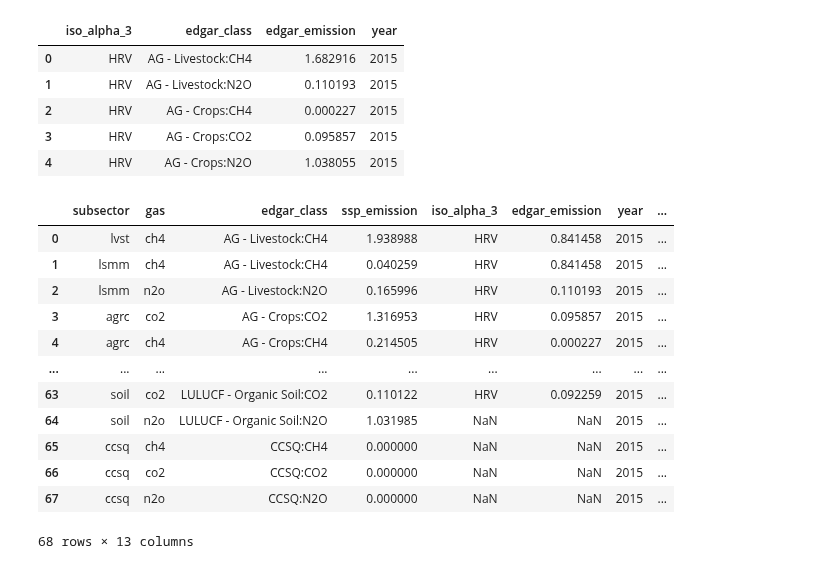
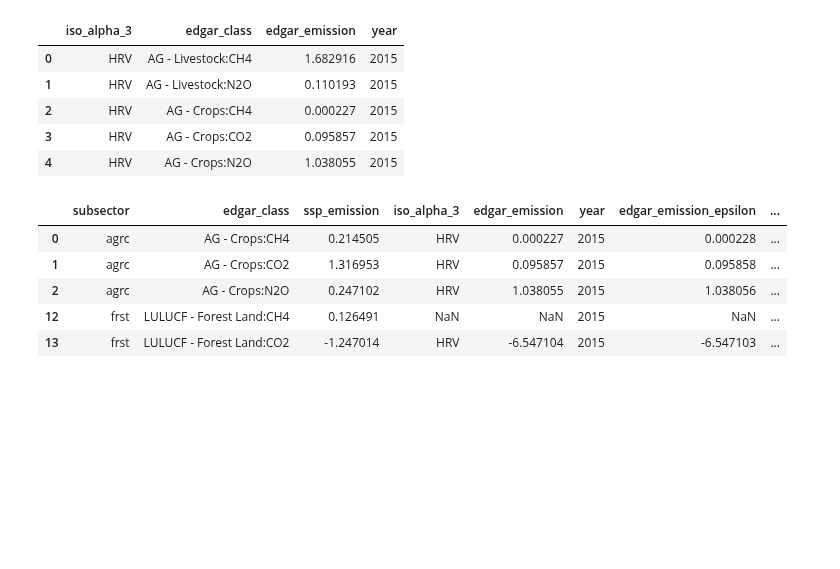
Before and after one commit to sisepuede-framework/ssp_data_calibration, a Jupyter notebook: src/opt_evaluation.ipynb, the cells around one changed output. Drawn from its saved outputs; the diff is of its cells as text; code cells hidden in the pictures; blank space fills up the shorter version.

```diff
--- a/src/opt_evaluation.ipynb
+++ b/src/opt_evaluation.ipynb
@@ -14 +24,6 @@ helper_functions = HelperFunctions()
+# %%
+# Define parameters
+iso_alpha_3 = 'HRV'
+energy_model_flag = False
+run_id = '20250224162526'
 # %%
@@ -107,0 +55,9 @@ dru = DiffReportUtils('HRV', 'misc/sectoral_report_mapping/edgar_ssp_cw.csv', 'm
+# %%
+# Load the output dataset
+if energy_model_flag:
+    output_df_path = os.path.join(DUMMY_DIR_PATH, 'ssp_output_w_energy_dummy.csv')
+else:
+    output_df_path = os.path.join(DUMMY_DIR_PATH, 'ssp_output_no_energy_dummy.csv')
+
+output_df = pd.read_csv(output_df_path)
+output_df.head()
@@ -108,5 +72,10 @@ dru = DiffReportUtils('HRV', 'misc/sectoral_report_mapping/edgar_ssp_cw.csv', 'm
+# %%
+edgar_ssp_cw_path = os.path.join(SECTORAL_REPORT_MAPPING_DIR_PATH, 'edgar_ssp_cw.csv')
+
+dru = DiffReportUtils(iso_alpha_3, edgar_ssp_cw_path, SECTORAL_REPORTS_DIR_PATH, energy_model_flag)
 # %%
-edgar_emission_df = dru.edgar_emission_db_etl('misc/sectoral_report_mapping/CSC-GHG_emissions-April2024_to_calibrate.csv')
+edgar_emission_db_path = os.path.join(SECTORAL_REPORT_MAPPING_DIR_PATH, 'CSC-GHG_emissions-April2024_to_calibrate.csv')
+edgar_emission_df = dru.edgar_emission_db_etl(edgar_emission_db_path)
 edgar_emission_df.head()
 # %% [output]
 |  | iso_alpha_3 | edgar_class | edgar_emission | year |
@@ -119,18 +88,11 @@ edgar_emission_df.head()
 dru.run_report_generator(edgar_emission_df, output_df)
 # %%
 og_report = dru.sectoral_emission_report.copy()
-og_report
+og_report.head()
 # %% [output]
-|  | subsector | gas | edgar_class | ssp_emission | iso_alpha_3 | edgar_emission | year | ... |
-| 0 | lvst | ch4 | AG - Livestock:CH4 | 1.938988 | HRV | 0.841458 | 2015 | ... |
-| 1 | lsmm | ch4 | AG - Livestock:CH4 | 0.040259 | HRV | 0.841458 | 2015 | ... |
-| 2 | lsmm | n2o | AG - Livestock:N2O | 0.165996 | HRV | 0.110193 | 2015 | ... |
-| 3 | agrc | co2 | AG - Crops:CO2 | 1.316953 | HRV | 0.095857 | 2015 | ... |
-| 4 | agrc | ch4 | AG - Crops:CH4 | 0.214505 | HRV | 0.000227 | 2015 | ... |
-| ... | ... | ... | ... | ... | ... | ... | ... | ... |
-| 63 | soil | co2 | LULUCF - Organic Soil:CO2 | 0.110122 | HRV | 0.092259 | 2015 | ... |
-| 64 | soil | n2o | LULUCF - Organic Soil:N2O | 1.031985 | NaN | NaN | 2015 | ... |
-| 65 | ccsq | ch4 | CCSQ:CH4 | 0.000000 | NaN | NaN | 2015 | ... |
-| 66 | ccsq | co2 | CCSQ:CO2 | 0.000000 | NaN | NaN | 2015 | ... |
-| 67 | ccsq | n2o | CCSQ:N2O | 0.000000 | NaN | NaN | 2015 | ... |
+|  | subsector | edgar_class | ssp_emission | iso_alpha_3 | edgar_emission | year | edgar_emission_epsilon | ... |
+| 0 | agrc | AG - Crops:CH4 | 0.214505 | HRV | 0.000227 | 2015 | 0.000228 | ... |
+| 1 | agrc | AG - Crops:CO2 | 1.316953 | HRV | 0.095857 | 2015 | 0.095858 | ... |
+| 2 | agrc | AG - Crops:N2O | 0.247102 | HRV | 1.038055 | 2015 | 1.038056 | ... |
+| 12 | frst | LULUCF - Forest Land:CH4 | 0.126491 | NaN | NaN | 2015 | NaN | ... |
+| 13 | frst | LULUCF - Forest Land:CO2 | -1.247014 | HRV | -6.547104 | 2015 | -6.547103 | ... |
-68 rows × 13 columns
```
Also changed, not shown: parts of 22 cells of this notebook, 2 other files.
